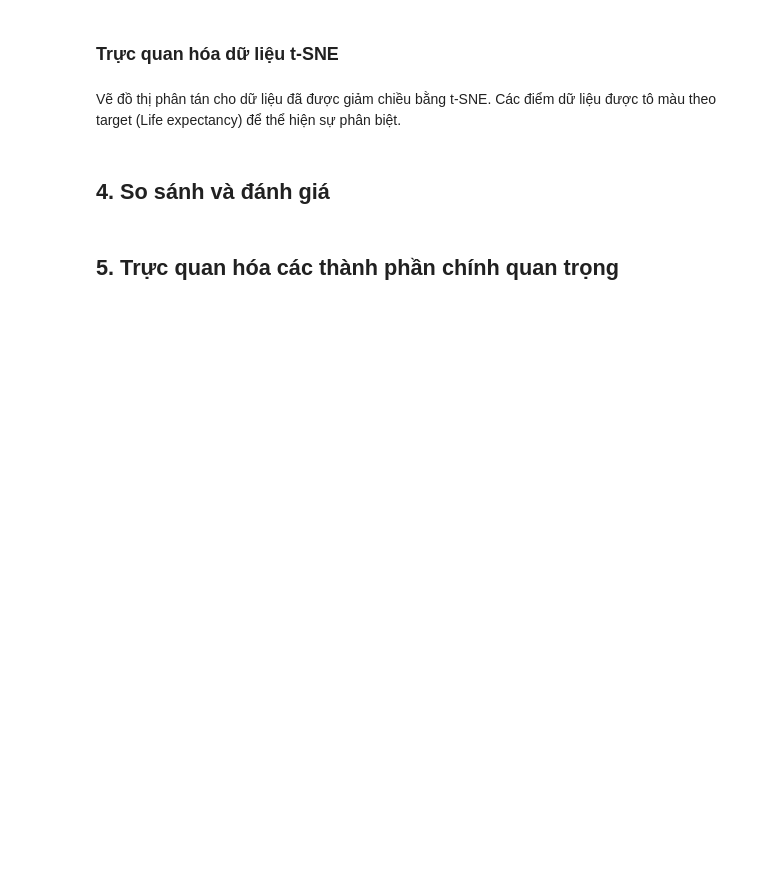
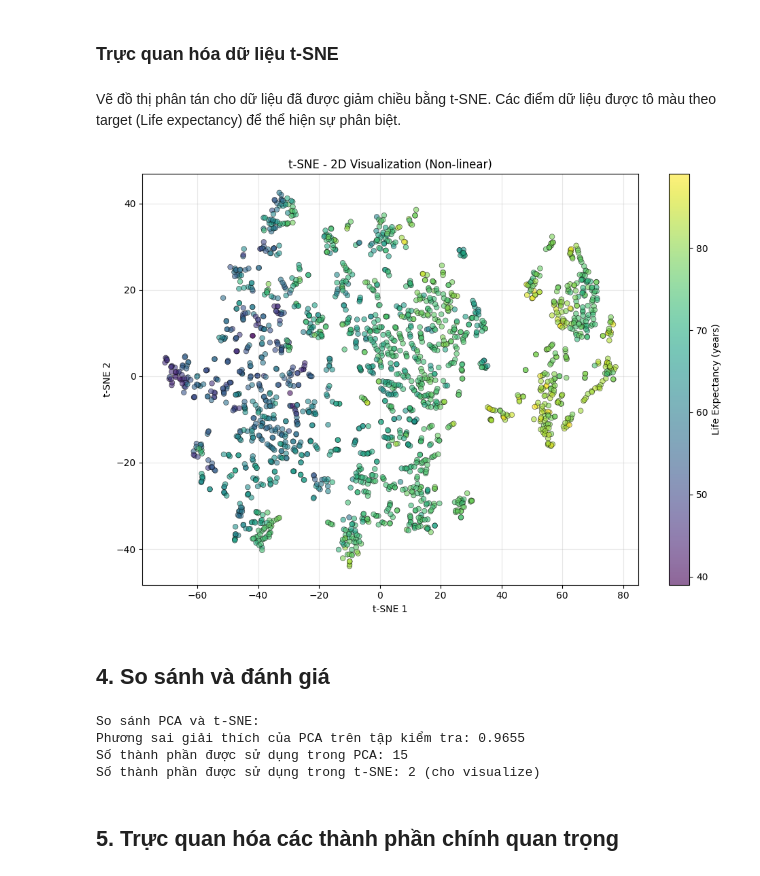
Before and after one commit to ducqwang/life-expectancy-prediction, a Jupyter notebook: src/source.ipynb, the cells around one changed output. Drawn from its saved outputs; the diff is of its cells as text; code cells hidden in the pictures; blank space fills up the shorter version.

```diff
--- a/src/source.ipynb
+++ b/src/source.ipynb
@@ -146,18 +225,24 @@ $$
 
 > **Chiến lược**: Dùng `SimpleImputer(strategy='mean')`
 # %%
-# Impute target trước (nếu có missing)
+# Impute target trước
 if df['Life expectancy'].isna().sum() > 0:
+    target_mean = df['Life expectancy'].mean()
     target_imputer = SimpleImputer(strategy='mean')
     df['Life expectancy'] = target_imputer.fit_transform(df[['Life expectancy']])
-    print("✓ Đã impute target 'Life expectancy' bằng mean")
+    print(f"✓ Đã impute 'Life expectancy' bằng mean = {target_mean:.2f}")
 
-# Impute numeric features (trừ target)
+# Impute numeric features
 numeric_cols = df.select_dtypes(include=['float64', 'int64']).columns.tolist()
-numeric_cols.remove('Life expectancy')  # Loại bỏ target
-numeric_cols.remove('Year')  # Giữ Year nguyên vẹn
+numeric_cols.remove('Life expectancy')
+numeric_cols.remove('Year')
 
 imputer_num = SimpleImputer(strategy='mean')
 df[numeric_cols] = imputer_num.fit_transform(df[numeric_cols])
 print(f"✓ Đã impute {len(numeric_cols)} features numeric bằng mean")
+
+# Kiểm tra sau khi xử lý
+missing_after = df.isnull().sum().sum()
+print(f"\nMissing values sau xử lý: {missing_after}")
+print(f"Đã xử lý thành công {missing_count - missing_after} missing values!")
 # %% [output]
@@ -374,6 +474,8 @@ plt.savefig('../results/figures/pca_scatter_plot.png')
 t-SNE: Phương pháp non-linear, tốt cho visualize clusters. n_components=2 cho 2D plot.
 # %%
 # Thực hiện t-SNE
-tsne = TSNE(n_components=2, random_state=42)
+tsne = TSNE(n_components=2, random_state=42, perplexity=30, max_iter=1000)
 X_train_tsne = tsne.fit_transform(X_train_scaled)
-X_test_tsne = tsne.fit_transform(X_test_scaled)  # Fit riêng nếu cần, nhưng thường fit on train
+
+print("✓ Đã thực hiện t-SNE (n_components=2)")
+print("t-SNE chỉ dùng cho visualization, KHÔNG dùng cho modeling")
@@ -384,13 +489,18 @@ Vẽ đồ thị phân tán cho dữ liệu đã được giảm chiều bằng
 # %%
 # Trực quan hóa dữ liệu t-SNE
 plt.figure(figsize=(10, 7))
-plt.scatter(X_train_tsne[:, 0], X_train_tsne[:, 1], c=y_train, cmap='viridis', alpha=0.5)
-plt.colorbar(label='Life expectancy')
+scatter = plt.scatter(X_train_tsne[:, 0], X_train_tsne[:, 1],
+                     c=y_train, cmap='viridis', alpha=0.6, s=30, edgecolors='black', linewidth=0.5)
+plt.colorbar(scatter, label='Life Expectancy (years)')
 plt.xlabel('t-SNE 1')
 plt.ylabel('t-SNE 2')
-plt.title('Phân tán dữ liệu theo t-SNE')
+plt.title('t-SNE - 2D Visualization (Non-linear)')
+plt.grid(alpha=0.3)
 plt.tight_layout()
+plt.savefig('../results/figures/tsne_scatter_2d.png', dpi=300, bbox_inches='tight')
 plt.show()
+# %% [output]
+[figure, added]
 # %% [markdown]
 ## 4. So sánh và đánh giá
 # %%
@@ -402,6 +512,11 @@ print("\nSo sánh PCA và t-SNE:")
 print(f"Phương sai giải thích của PCA trên tập kiểm tra: {pca_variance_score:.4f}")
 print(f"Số thành phần được sử dụng trong PCA: {n_components_95}")
 print(f"Số thành phần được sử dụng trong t-SNE: 2 (cho visualize)")
+# %% [output]
+So sánh PCA và t-SNE:
+Phương sai giải thích của PCA trên tập kiểm tra: 0.9655
+Số thành phần được sử dụng trong PCA: 15
+Số thành phần được sử dụng trong t-SNE: 2 (cho visualize)
 # %%
 np.save('../dimensionality-reduced-data/X_train_pca.npy', X_train_pca_95)
 np.save('../dimensionality-reduced-data/X_test_pca.npy', X_test_pca_95)
```
Also changed, not shown: parts of 17 cells of this notebook, 13 other files.
